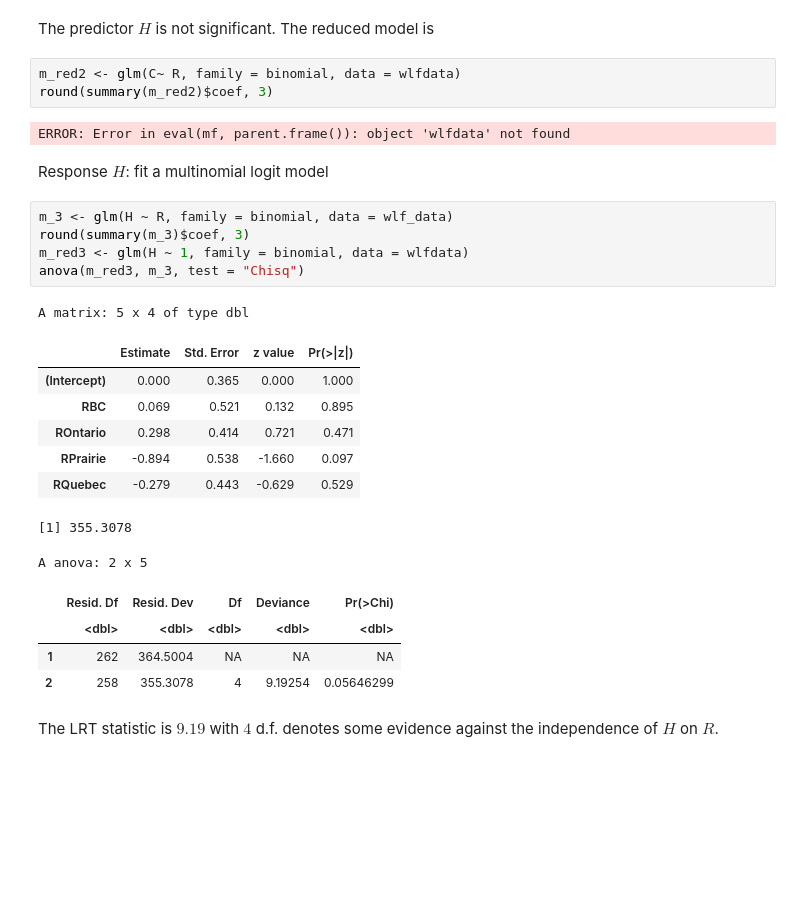
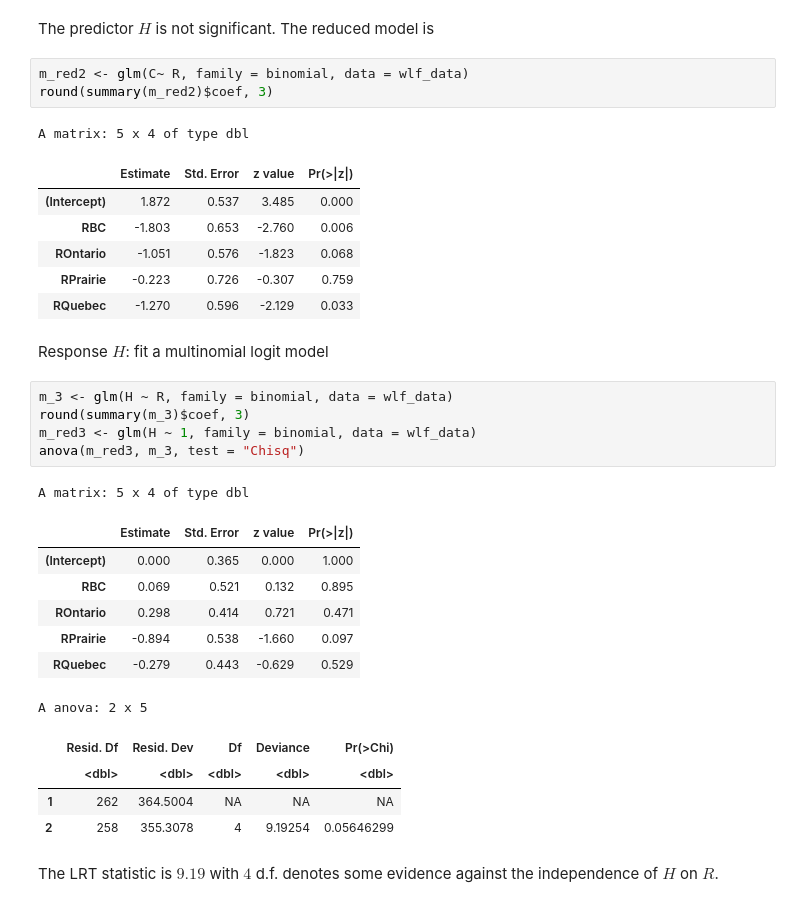
Before and after one commit to StaThin/RGM, a Jupyter notebook: examples.ipynb, the cells around one changed output. Saved outputs shown, nothing was run; the diff lists cells and outputs as text; blank space fills up the shorter version.

Commit message:
changed wlf_data

```diff
--- a/examples.ipynb
+++ b/examples.ipynb
@@ -411,16 +411,22 @@ A matrix: 6 x 4 of type dbl
 # %% [markdown]
 The predictor $H$ is not significant. The reduced model is
 # %%
-m_red2 <- glm(C~ R, family = binomial, data = wlfdata)
+m_red2 <- glm(C~ R, family = binomial, data = wlf_data)
 round(summary(m_red2)$coef, 3)
 # %% [output]
-ERROR: Error in eval(mf, parent.frame()): object 'wlfdata' not found
+A matrix: 5 x 4 of type dbl
+|  | Estimate | Std. Error | z value | Pr(>|z|) |
+| (Intercept) | 1.872 | 0.537 | 3.485 | 0.000 |
+| RBC | -1.803 | 0.653 | -2.760 | 0.006 |
+| ROntario | -1.051 | 0.576 | -1.823 | 0.068 |
+| RPrairie | -0.223 | 0.726 | -0.307 | 0.759 |
+| RQuebec | -1.270 | 0.596 | -2.129 | 0.033 |
 # %% [markdown]
 Response $H$: fit a multinomial logit model
 # %%
 m_3 <- glm(H ~ R, family = binomial, data = wlf_data)
 round(summary(m_3)$coef, 3)
-m_red3 <- glm(H ~ 1, family = binomial, data = wlfdata)
+m_red3 <- glm(H ~ 1, family = binomial, data = wlf_data)
 anova(m_red3, m_3, test = "Chisq")
 # %% [output]
 A matrix: 5 x 4 of type dbl
@@ -430,8 +436,7 @@ A matrix: 5 x 4 of type dbl
 | ROntario | 0.298 | 0.414 | 0.721 | 0.471 |
 | RPrairie | -0.894 | 0.538 | -1.660 | 0.097 |
 | RQuebec | -0.279 | 0.443 | -0.629 | 0.529 |
-[1] 355.3078
+A anova: 2 x 5
-A anova: 2 x 5
 |  | Resid. Df | Resid. Dev | Df | Deviance | Pr(>Chi) |
 |  | <dbl> | <dbl> | <dbl> | <dbl> | <dbl> |
 | 1 | 262 | 364.5004 | NA | NA | NA |
```
Also changed, not shown: parts of 1 cell of this notebook, 1 other file.
